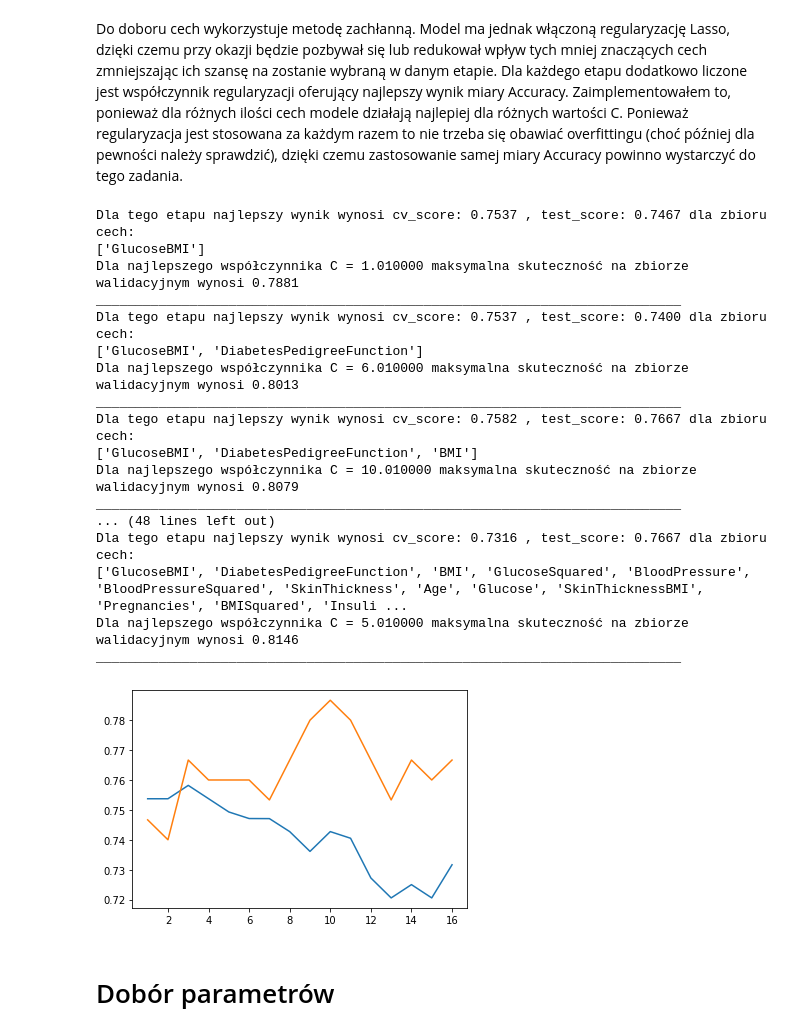
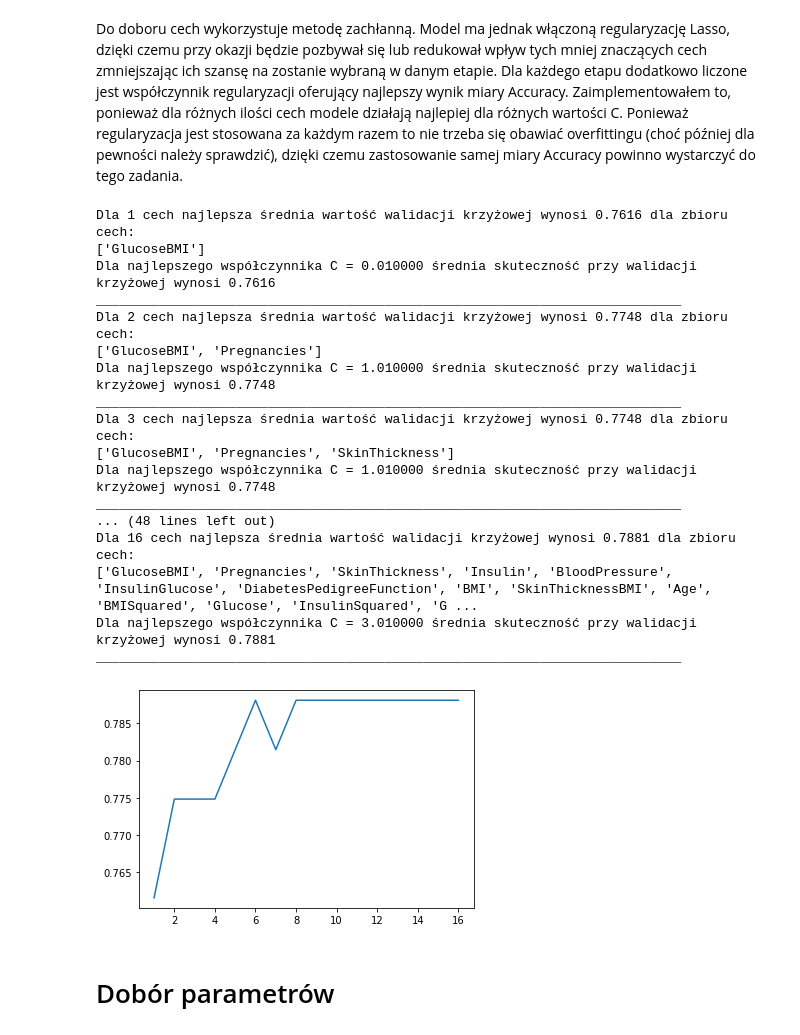
Before and after one commit to isso1550/analiza23_medycyna, a Jupyter notebook: Model.ipynb, the cells around one changed output. Saved outputs shown, nothing was run; the diff lists cells and outputs as text; code cells hidden in the pictures.

```diff
--- a/Model.ipynb
+++ b/Model.ipynb
@@ -65,0 +79,9 @@ data['SkinThicknessBMI'] = data['BMI'] * data['SkinThickness']
+# %%
+X['InsulinSquared'] = X['Insulin'].apply(lambda x: x**2)
+X['GlucoseSquared'] = X['Glucose'].apply(lambda x: x**2)
+X['InsulinGlucose'] = X['Insulin'] * X['Glucose']
+X['BMISquared'] = X['BMI'].apply(lambda x:(x**2))
+X['GlucoseBMI'] = X['Glucose'] * X['BMI']
+X['InsulinLog'] = X['Insulin'].apply(lambda x: log(x))
+X['BloodPressureSquared'] =  X['BloodPressure'].apply(lambda x: x**2)
+X['SkinThicknessBMI'] = X['BMI'] * X['SkinThickness']
@@ -65,0 +91,7 @@ data['SkinThicknessBMI'] = data['BMI'] * data['SkinThickness']
+# %%
+nscaler = MinMaxScaler()
+cols_to_norm = ['Pregnancies','Insulin','DiabetesPedigreeFunction','Age']
+for col in cols_to_norm:
+    cols= [col]
+    nscaler.fit(X[cols])
+    X[cols] = nscaler.transform(X[cols])
@@ -66,3 +101,10 @@ data['SkinThicknessBMI'] = data['BMI'] * data['SkinThickness']
+# %%
+scaler = StandardScaler()
+cols_to_scale = X.columns.values
+for col in X.columns.values:
+    cols= [col]
+    scaler.fit(X[cols])
+    X[cols] = scaler.transform(X[cols])
 # %% [markdown]
 ## Podział danych
 * Podział na zbiory X (cehcy opisujące) oraz Y (cecha opisywana). Dla tego zbioru Y to "Outcome", czyli diagnoza.
@@ -91,7 +130,7 @@ features = X.columns.values.tolist()
 result_features = []
 
 cv_scores = []
-test_scores = []
+best_c_cv_scores = []
 feature_numbers = []
 
 model = LogisticRegression(random_state=0, solver='liblinear', penalty='l1', C=4.1)
@@ -102,45 +141,43 @@ for n in range(0,len(features)):
     for i,val in enumerate(features):
         tmp_features = result_features.copy()
         tmp_features.append(val)
-        score = cross_val_score(model, X_train[tmp_features], y_train)
-        score = np.abs(score).mean()
-        fitted_model = model.fit(X_train[tmp_features], y_train)
-        test_score = fitted_model.score(X_test[tmp_features], y_test)
+        #score = cross_val_score(model, X_train[tmp_features], y_train)
+        #score = np.abs(score).mean()
+        solver, penalty, C, max = testModelParameters('liblinear','l1', X_train[tmp_features], y_train, X_val[tmp_features], y_val, plot=False, print_result=False)
+        score = max
         if( score > tmp_max_score ):
             tmp_max_score = score
             best_features = tmp_features
-            tmp_test_score = test_score
     result_features = best_features
-    print("Dla tego etapu najlepszy wynik wynosi cv_score: %.4f , test_score: %.4f dla zbioru cech:\n%s" % (tmp_max_score, tmp_test_score, str(best_features)))
+    print("Dla %i cech najlepsza średnia wartość walidacji krzyżowej wynosi %.4f dla zbioru cech:\n%s" % (len(best_features), tmp_max_score, str(best_features)))
     cv_scores.append(tmp_max_score)
-    test_scores.append(tmp_test_score)
     feature_numbers.append(len(best_features))
     solver, penalty, C, max = testModelParameters('liblinear','l1', X_train[best_features], y_train, X_val[best_features], y_val, plot=False, print_result=False)
-    print("Dla najlepszego współczynnika C = %f maksymalna skuteczność na zbiorze walidacyjnym wynosi %.4f" % (C,max))
+    best_c_cv_scores.append(max)
+    print("Dla najlepszego współczynnika C = %f średnia skuteczność przy walidacji krzyżowej wynosi %.4f" % (C,max))
     print("___________________________________________________________________________")
     features.remove(best_features[len(best_features)-1])
 # %% [output]
-Dla tego etapu najlepszy wynik wynosi cv_score: 0.7537 , test_score: 0.7467 dla zbioru cech:
+Dla 1 cech najlepsza średnia wartość walidacji krzyżowej wynosi 0.7616 dla zbioru cech:
 ['GlucoseBMI']
-Dla najlepszego współczynnika C = 1.010000 maksymalna skuteczność na zbiorze walidacyjnym wynosi 0.7881
+Dla najlepszego współczynnika C = 0.010000 średnia skuteczność przy walidacji krzyżowej wynosi 0.7616
 ___________________________________________________________________________
-Dla tego etapu najlepszy wynik wynosi cv_score: 0.7537 , test_score: 0.7400 dla zbioru cech:
-['GlucoseBMI', 'DiabetesPedigreeFunction']
-Dla najlepszego współczynnika C = 6.010000 maksymalna skuteczność na zbiorze walidacyjnym wynosi 0.8013
+Dla 2 cech najlepsza średnia wartość walidacji krzyżowej wynosi 0.7748 dla zbioru cech:
+['GlucoseBMI', 'Pregnancies']
+Dla najlepszego współczynnika C = 1.010000 średnia skuteczność przy walidacji krzyżowej wynosi 0.7748
 ___________________________________________________________________________
-Dla tego etapu najlepszy wynik wynosi cv_score: 0.7582 , test_score: 0.7667 dla zbioru cech:
-['GlucoseBMI', 'DiabetesPedigreeFunction', 'BMI']
-Dla najlepszego współczynnika C = 10.010000 maksymalna skuteczność na zbiorze walidacyjnym wynosi 0.8079
+Dla 3 cech najlepsza średnia wartość walidacji krzyżowej wynosi 0.7748 dla zbioru cech:
+['GlucoseBMI', 'Pregnancies', 'SkinThickness']
+Dla najlepszego współczynnika C = 1.010000 średnia skuteczność przy walidacji krzyżowej wynosi 0.7748
 ___________________________________________________________________________
 ... (48 lines left out)
-Dla tego etapu najlepszy wynik wynosi cv_score: 0.7316 , test_score: 0.7667 dla zbioru cech:
-['GlucoseBMI', 'DiabetesPedigreeFunction', 'BMI', 'GlucoseSquared', 'BloodPressure', 'BloodPressureSquared', 'SkinThickness', 'Age', 'Glucose', 'SkinThicknessBMI', 'Pregnancies', 'BMISquared', 'Insuli ...
-Dla najlepszego współczynnika C = 5.010000 maksymalna skuteczność na zbiorze walidacyjnym wynosi 0.8146
+Dla 16 cech najlepsza średnia wartość walidacji krzyżowej wynosi 0.7881 dla zbioru cech:
+['GlucoseBMI', 'Pregnancies', 'SkinThickness', 'Insulin', 'BloodPressure', 'InsulinGlucose', 'DiabetesPedigreeFunction', 'BMI', 'SkinThicknessBMI', 'Age', 'BMISquared', 'Glucose', 'InsulinSquared', 'G ...
+Dla najlepszego współczynnika C = 3.010000 średnia skuteczność przy walidacji krzyżowej wynosi 0.7881
 ___________________________________________________________________________
 # %%
 plt.figure()
 plt.plot(feature_numbers, cv_scores)
-plt.plot(feature_numbers, test_scores)
 plt.show()
 # %% [output]
-[figure, old version]
+[figure, new version]
```
Also changed, not shown: parts of 26 cells of this notebook.
